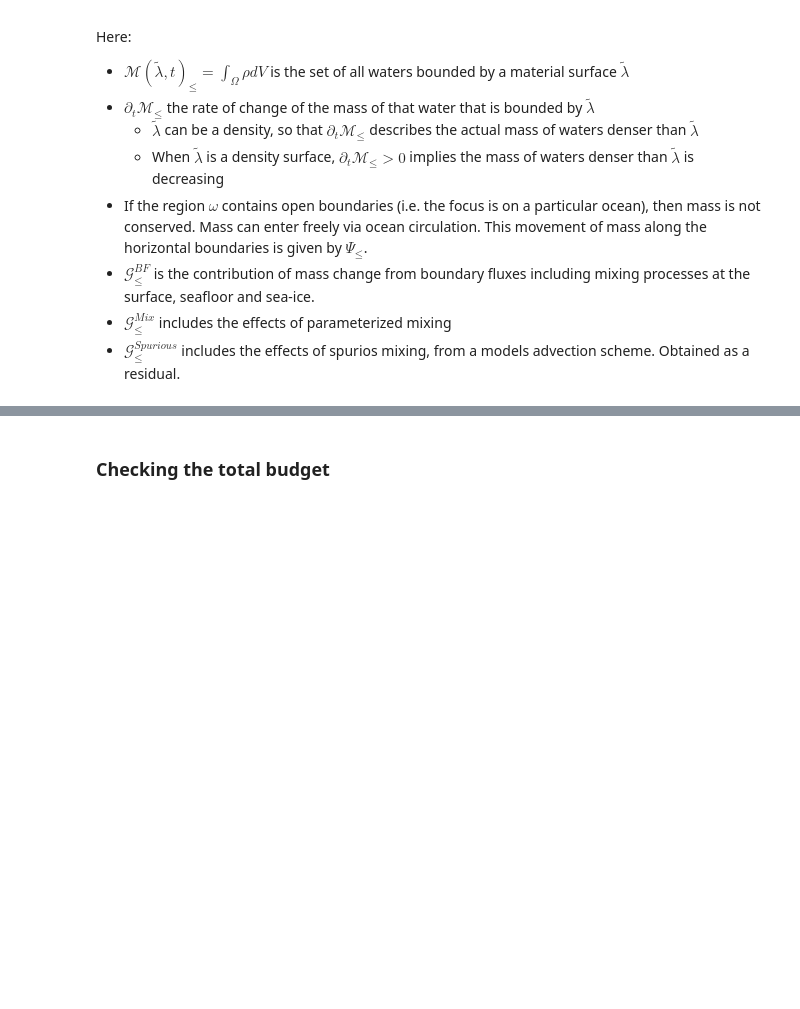
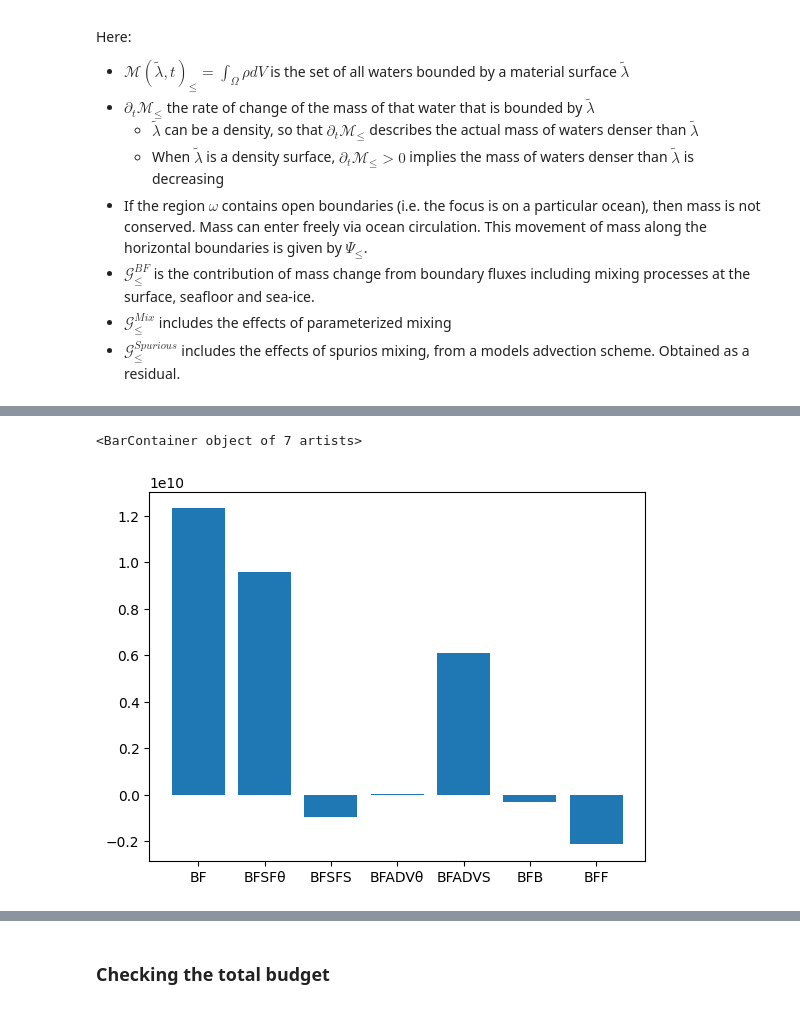
Before and after one commit to hdrake/CM4XTransientTracers, a Jupyter notebook: notebooks/paper_notebooks/SouthernOcean_Example.ipynb, the cells around one changed output, grey strips where cells are left out. Cells and saved outputs as stored; diff of their text form; code cells hidden in the pictures; blank space fills up the shorter version.

```diff
--- a/notebooks/paper_notebooks/SouthernOcean_Example.ipynb
+++ b/notebooks/paper_notebooks/SouthernOcean_Example.ipynb
@@ -175,0 +254,8 @@ wmb.wmt["surface_ocean_flux_advective_negative_rhs"].isel(exp = 0).sel(sigma2_l_
+# %%
+iexp = 1
+plt.bar(["BF", "BFSFθ", "BFSFS", "BFADVθ", "BFADVS", "BFB", "BFF"],
+        [boundary_fluxes.isel(exp = iexp), surfx_θ.isel(exp = iexp), surfx_S.isel(exp = iexp),
+         adv_θ.isel(exp = iexp), adv_S.isel(exp = iexp), frazil_θ.isel(exp = iexp), bottom_flux_θ.isel(exp = iexp)])
+# %% [output]
+<BarContainer object of 7 artists>
+[figure, added]
```
Also changed, not shown: parts of 12 cells of this notebook, 6 other files.
